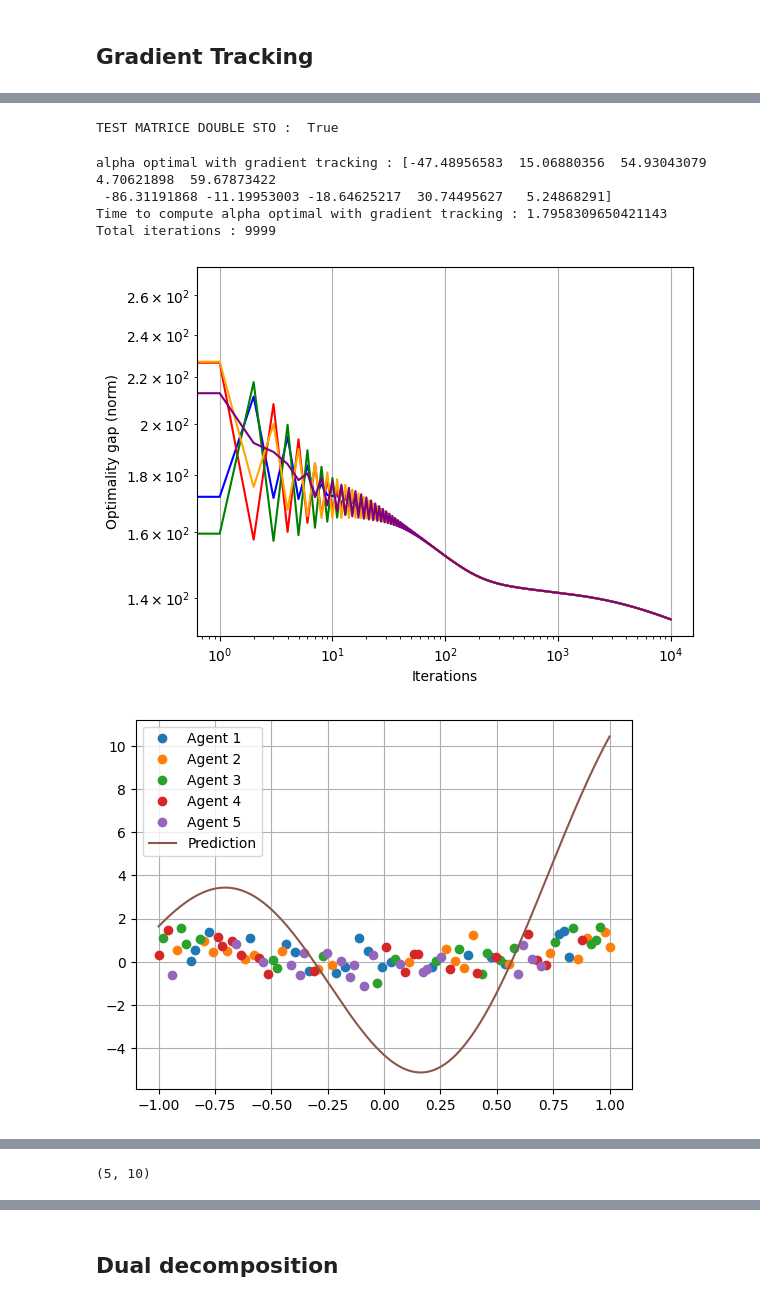
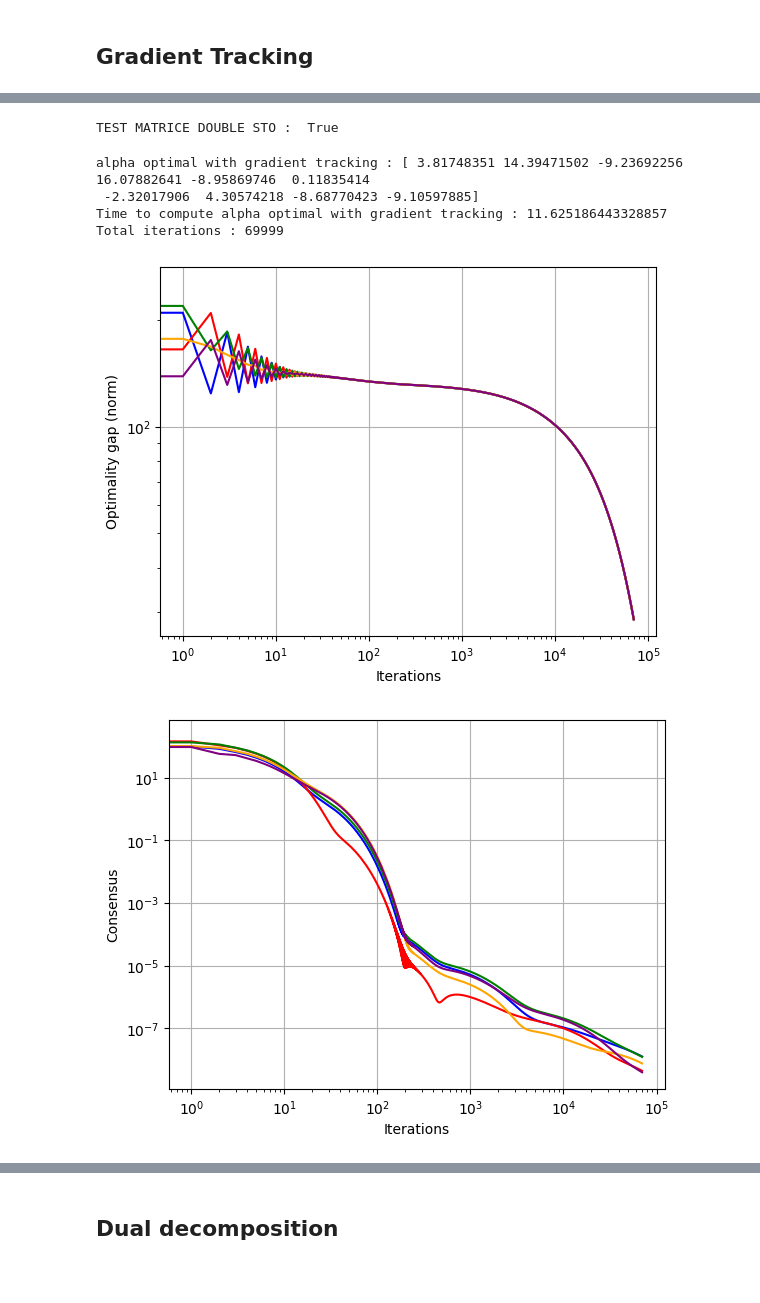
Before and after one commit to slimane-el/Cooperative_optimization, a Jupyter notebook: analysis.ipynb, the cells around one changed output, grey strips where cells are left out. Drawn from its saved outputs; the diff is of its cells as text; code cells hidden in the pictures; blank space fills up the shorter version.

```diff
--- a/analysis.ipynb
+++ b/analysis.ipynb
@@ -57,6 +57,31 @@ def visualize_predict(alpha_list, alpha_optim_linalg, alpha_optim, agent_x, agen
     plt.yscale("log")
     plt.grid()
     plt.show()
+    # Plot the consensus alpha_agents - alpha_agents_mean
+    plt.figure(2)
+    alpha_mean = np.array([alpha_list[i].mean(axis=0) for i in range(len(alpha_list))])
+    agent_1_cons = np.linalg.norm(np.array(
+        [alpha_list[i][0] for i in range(len(alpha_list))]) - alpha_mean, axis=1)
+    agent_2_cons = np.linalg.norm(np.array(
+        [alpha_list[i][1] for i in range(len(alpha_list))]) - alpha_mean, axis=1)
+    agent_3_cons = np.linalg.norm(np.array(
+        [alpha_list[i][2] for i in range(len(alpha_list))]) - alpha_mean, axis=1)
+    agent_4_cons = np.linalg.norm(np.array(
+        [alpha_list[i][3] for i in range(len(alpha_list))]) - alpha_mean, axis=1)
+    agent_5_cons = np.linalg.norm(np.array(
+        [alpha_list[i][4] for i in range(len(alpha_list))]) - alpha_mean, axis=1)
+    plt.plot(agent_1_cons, label='Agent 1', color='blue')
+    plt.plot(agent_2_cons, label='Agent 2', color='red')
+    plt.plot(agent_3_cons, label='Agent 3', color='green')
+    plt.plot(agent_4_cons, label='Agent 4', color='orange')
+    plt.plot(agent_5_cons, label='Agent 5', color='purple')
+    plt.xlabel('Iterations')
+    plt.ylabel('Consensus')
+    plt.xscale("log")
+    plt.yscale("log")
+    plt.grid()
+    plt.show()
+
     # Plot selected points and the prediction of the model with the alpha optimal
     plt.figure(0)
     for i in range(a):
@@ -102,9 +127,9 @@ print(f'alpha optimal : {alpha_optim}\n')
 
 # Compute the alpha optimal with the gradient tracking algorithm
 print("Compute the alpha optimal with the gradient tracking algorithm....")
-mu = 0.1
+mu = 1
 lr = 0.0001
-max_iter = 10000
+max_iter = 70000
 
 # create the weight matrix
 ind = [(0,1), (1,2), (2,3), (3,4), (4,0)]
@@ -132,15 +157,15 @@ alpha optimal : [ 0.43478386  0.01997065 -0.32477639  0.16794105 -0.27432971 -0.
 
 Compute the alpha optimal with the gradient tracking algorithm....
 [[0.  0.5 0.  0.  0.5]
  [0.5 0.  0.5 0.  0. ]
  [0.  0.5 0.  0.5 0. ]
  [0.  0.  0.5 0.  0.5]
  [0.5 0.  0.  0.5 0. ]]
 [figure]
 TEST MATRICE DOUBLE STO :  True
-alpha optimal with gradient tracking : [-47.48956583  15.06880356  54.93043079   4.70621898  59.67873422
- -86.31191868 -11.19953003 -18.64625217  30.74495627   5.24868291]
-Time to compute alpha optimal with gradient tracking : 1.7958309650421143
-Total iterations : 9999
+alpha optimal with gradient tracking : [ 3.81748351 14.39471502 -9.23692256 16.07882641 -8.95869746  0.11835414
+ -2.32017906  4.30574218 -8.68770423 -9.10597885]
+Time to compute alpha optimal with gradient tracking : 11.625186443328857
+Total iterations : 69999
-[figure, old version]
+[figure, new version]
-[figure, old version]
+[figure, new version]
@@ -147,5 +172,0 @@ Total iterations : 9999
-# %%
-#alpha_list is shape (nb_iter, 5, m)
-alpha_list[0].shape
-# %% [output]
-(5, 10)
```
Also changed, not shown: parts of 9 cells of this notebook.
